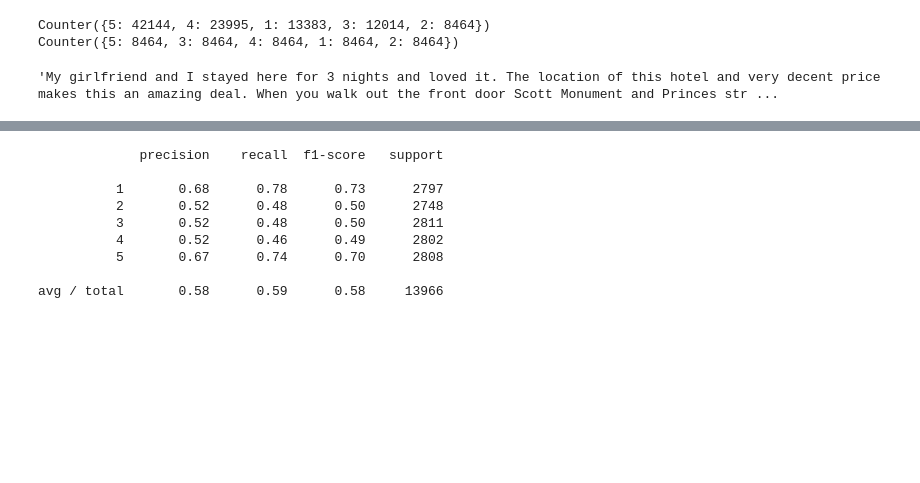
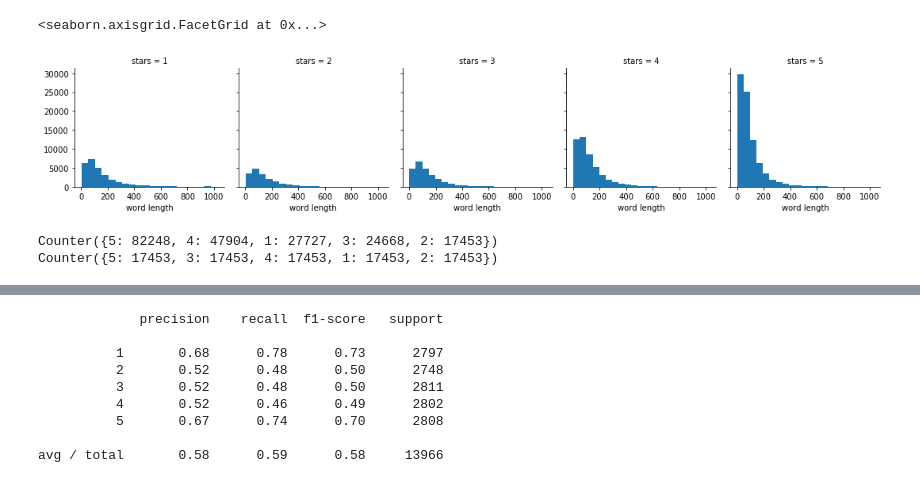
Before and after one commit to onuriel/Yelp_Challenge, a Jupyter notebook: Untitled.ipynb, the cells around one changed output, grey strips where cells are left out. Saved outputs shown, nothing was run; the diff lists cells and outputs as text; code cells hidden in the pictures; blank space fills up the shorter version.

```diff
--- a/Untitled.ipynb
+++ b/Untitled.ipynb
@@ -38,3 +94,14 @@ rev_data.head()
+# %%
+from nltk.tokenize import RegexpTokenizer
+tokenizer = RegexpTokenizer(r'\w+')
+func = lambda x: len(tokenizer.tokenize(x))
+rev_data['word length'] = rev_data['text'].apply(func)
+# %%
+g = sns.FacetGrid(data=rev_data, col='stars')
+g.map(plt.hist, 'word length', bins=20)
+# %% [output]
+<seaborn.axisgrid.FacetGrid at 0x...>
+[figure, added]
 # %%
 from collections import Counter
 
@@ -55,9 +128,8 @@ def balance_classes(xs, ys):
 # %%
 print(Counter(rev_data.stars))
-balanced_x, balanced_y = balance_classes(rev_data.text, rev_data.stars)
+balanced_x, balanced_y, wordsize, lengthsize = balance_classes(rev_data, rev_data.stars)
 print(Counter(balanced_y))
-balanced_x[0]
+# lengths = np.array(list(map(balanced_x, lambda x: len(x))))
 # %% [output]
-Counter({5: 42144, 4: 23995, 1: 13383, 3: 12014, 2: 8464})
-Counter({5: 8464, 3: 8464, 4: 8464, 1: 8464, 2: 8464})
+Counter({5: 82248, 4: 47904, 1: 27727, 3: 24668, 2: 17453})
+Counter({5: 17453, 3: 17453, 4: 17453, 1: 17453, 2: 17453})
-'My girlfriend and I stayed here for 3 nights and loved it. The location of this hotel and very decent price makes this an amazing deal. When you walk out the front door Scott Monument and Princes str ...
```
Also changed, not shown: parts of 33 cells of this notebook.
